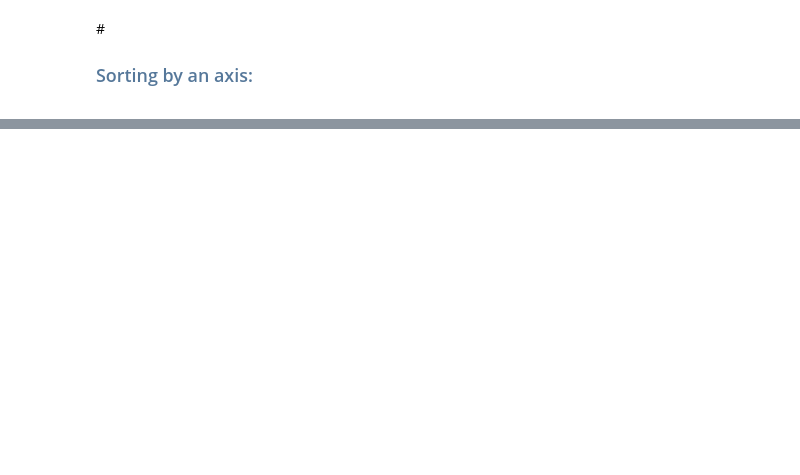
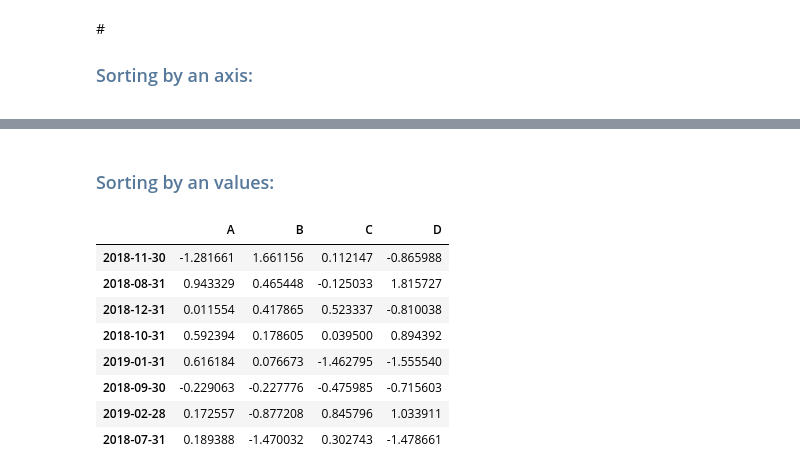
Before and after one commit to kirtibajaj/DataScience, a Jupyter notebook: PAndas_Intro.ipynb, the cells around one changed output, grey strips where cells are left out. Drawn from its saved outputs; the diff is of its cells as text; code cells hidden in the pictures; blank space fills up the shorter version.

```diff
--- a/Untitled.ipynb
+++ b/PAndas_Intro.ipynb
@@ -381,0 +382,14 @@ df.sort_index(axis=1,ascending=False)
+# %% [markdown]
+# <h3 style='color:#56789a'>Sorting by an values:</h3>
+# %%
+df.sort_values(by='B',ascending=False)
+# %% [output]
+|  | A | B | C | D |
+| 2018-11-30 | -1.281661 | 1.661156 | 0.112147 | -0.865988 |
+| 2018-08-31 | 0.943329 | 0.465448 | -0.125033 | 1.815727 |
+| 2018-12-31 | 0.011554 | 0.417865 | 0.523337 | -0.810038 |
+| 2018-10-31 | 0.592394 | 0.178605 | 0.039500 | 0.894392 |
+| 2019-01-31 | 0.616184 | 0.076673 | -1.462795 | -1.555540 |
+| 2018-09-30 | -0.229063 | -0.227776 | -0.475985 | -0.715603 |
+| 2019-02-28 | 0.172557 | -0.877208 | 0.845796 | 1.033911 |
+| 2018-07-31 | 0.189388 | -1.470032 | 0.302743 | -1.478661 |
```
Also changed, not shown: parts of 19 cells of this notebook, 1 other file.
